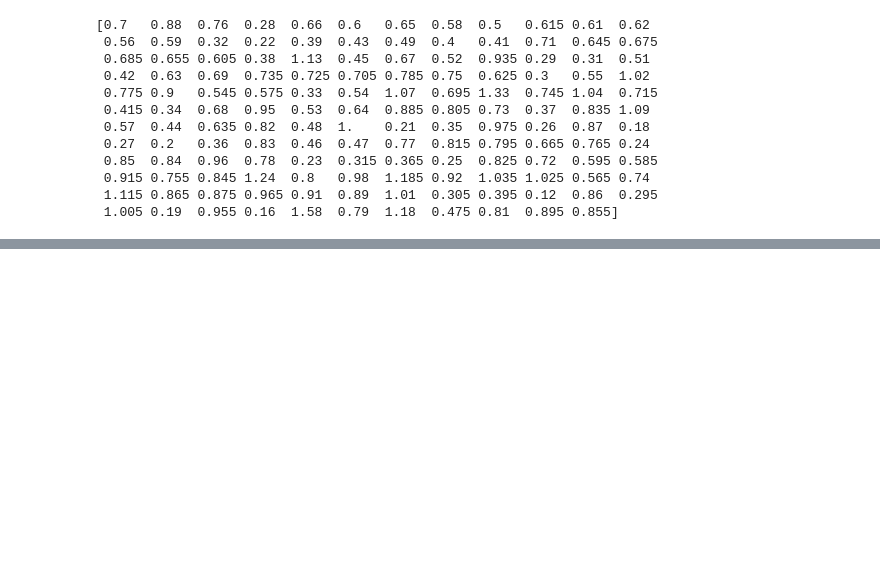
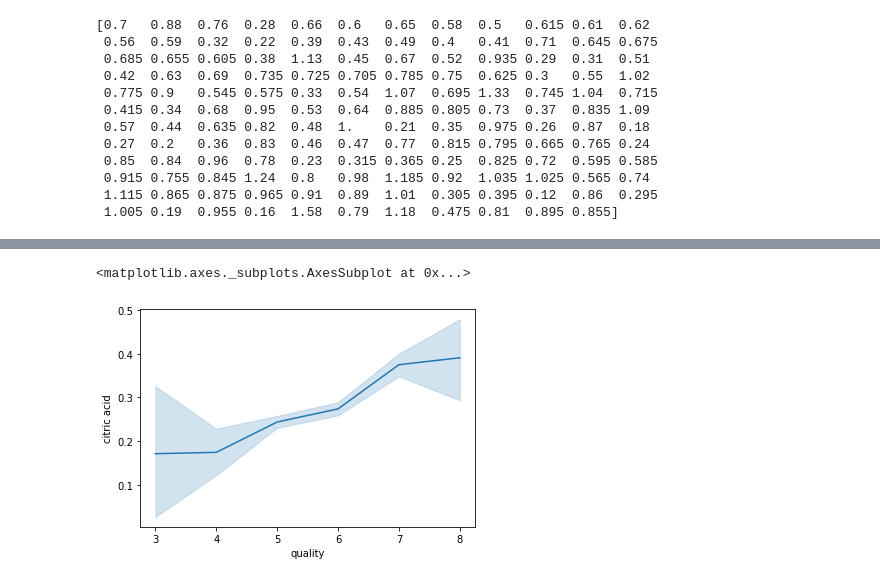
Before and after one commit to PJFinnerty/Machine-Learning-and-Statistics, a Jupyter notebook: Research.ipynb, the cells around one changed output, grey strips where cells are left out. Saved outputs shown, nothing was run; the diff lists cells and outputs as text; code cells hidden in the pictures; blank space fills up the shorter version.

```diff
--- a/Research.ipynb
+++ b/Research.ipynb
@@ -1009,0 +981,5 @@ print(data_3['volatile acidity'].unique())
+# %%
+sns.lineplot(data_3['quality'], data_3['citric acid'])
+# %% [output]
+<matplotlib.axes._subplots.AxesSubplot at 0x...>
+[figure, added]
```
Also changed, not shown: parts of 17 cells of this notebook.
